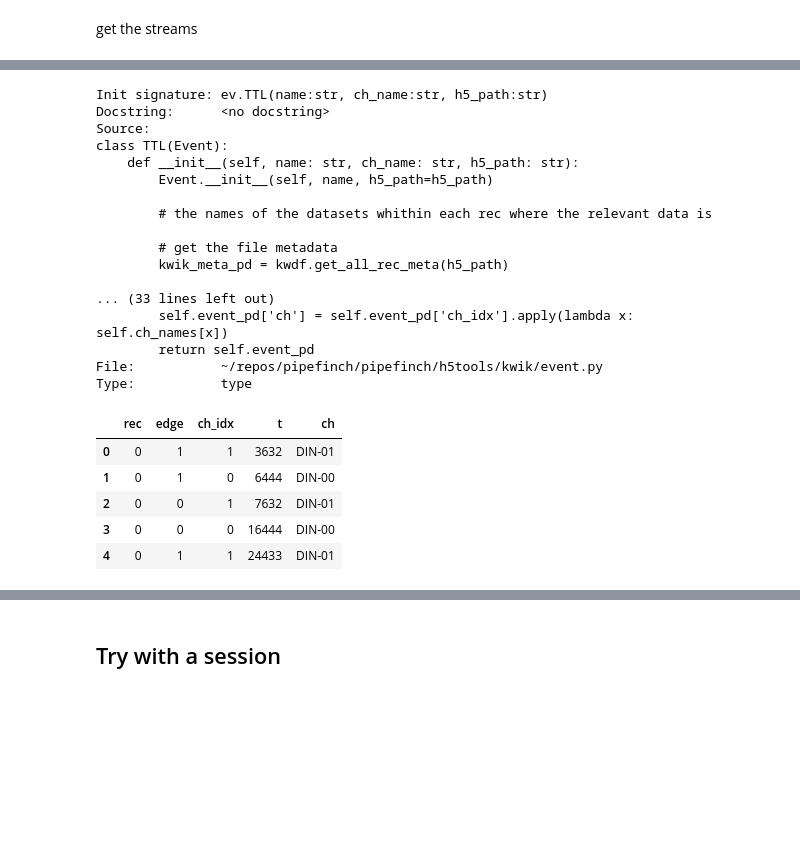
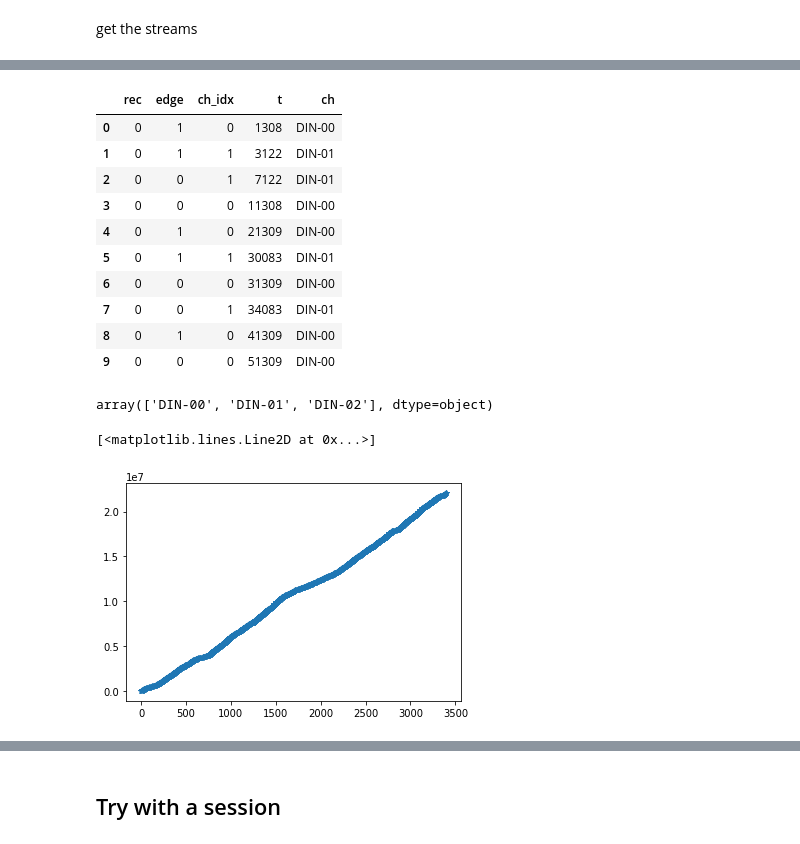
Before and after one commit to zekearneodo/pipefinch, a Jupyter notebook: notebooks/neuropix_kwd_adc-event.ipynb, the cells around one changed output, grey strips where cells are left out. Saved outputs shown, nothing was run; the diff lists cells and outputs as text; code cells hidden in the pictures; blank space fills up the shorter version.

```diff
--- a/notebooks/neuropix_kwd_adc-event.ipynb
+++ b/notebooks/neuropix_kwd_adc-event.ipynb
@@ -42,9 +43,11 @@ logger.info('Hostname {}'.format(socket.gethostname()))
 reload(et)
 
 sess_par = {'bird': 'g4r4',
-           'sess': '20190723_02',
+            'sess': '20190715_02',
            'probe': 'probe_0', # probe to sort ('probe_0', 'probe_1') (to lookup in the rig_par which port to extract)
-           'sort': 1}
+           'sort': 1,
+           'epoch': None, # for the subfolder in the neuropix data}
+           }
 
 exp_struct = et.get_exp_struct(sess_par['bird'], sess_par['sess'], sess_par['sort'])
 
@@ -59,6 +62,18 @@ ks_params = {'use_gpu': 1,
             'filt_per_chan': 4,
             }
 
+# visualization default parameters
+viz_par = { 'evt_name': 'motif',
+           'evt_signal': 'trig_perceptron',
+            'evt_edge': 1,
+            'pre_ms': -500,
+            'post_ms': 300,
+
+            'pre_samples': 0,
+            'post_samples': 0,
+            'span': 0,
+            }
+
 # convenient paths
 kwik_folder = exp_struct['folders']['kwik']
 ksort_folder = exp_struct['folders']['ksort']
@@ -115,0 +152,5 @@ sglu.all_sgl_to_kwd(sess_par, include_blocks=['adc', 'dig_in'], overwrite=True)
+# %%
+# do for all sessions
+for a_sess in all_bird_sess:
+    sess_par['sess'] = a_sess
+    trouble_sessions = sglu.all_sgl_to_kwd(sess_par, include_blocks=['adc', 'dig_in'], overwrite=True)
@@ -156,32 +218,26 @@ exp_struct = sglu.sgl_struct(sess_par, epoch)
-# %%
-ev.TTL??
-# %% [output]
-Init signature: ev.TTL(name:str, ch_name:str, h5_path:str)
-Docstring:      <no docstring>
-Source:
-class TTL(Event):
-    def __init__(self, name: str, ch_name: str, h5_path: str):
-        Event.__init__(self, name, h5_path=h5_path)
-
-        # the names of the datasets whithin each rec where the relevant data is
-
-        # get the file metadata
-        kwik_meta_pd = kwdf.get_all_rec_meta(h5_path)
-
-... (33 lines left out)
-        self.event_pd['ch'] = self.event_pd['ch_idx'].apply(lambda x: self.ch_names[x])
-        return self.event_pd
-File:           ~/repos/pipefinch/pipefinch/h5tools/kwik/event.py
-Type:           type
 # %%
 kwd_path = exp_struct['files']['kwd']
 reload(ev)
 ttl = ev.TTL('ttl', 'DIN', kwd_path)
-ttl.event_pd.head()
+ttl.event_pd.head(10)
 # %% [output]
 |  | rec | edge | ch_idx | t | ch |
-| 0 | 0 | 1 | 1 | 3632 | DIN-01 |
-| 1 | 0 | 1 | 0 | 6444 | DIN-00 |
-| 2 | 0 | 0 | 1 | 7632 | DIN-01 |
-| 3 | 0 | 0 | 0 | 16444 | DIN-00 |
-| 4 | 0 | 1 | 1 | 24433 | DIN-01 |
+| 0 | 0 | 1 | 0 | 1308 | DIN-00 |
+| 1 | 0 | 1 | 1 | 3122 | DIN-01 |
+| 2 | 0 | 0 | 1 | 7122 | DIN-01 |
+| 3 | 0 | 0 | 0 | 11308 | DIN-00 |
+| 4 | 0 | 1 | 0 | 21309 | DIN-00 |
+| 5 | 0 | 1 | 1 | 30083 | DIN-01 |
+| 6 | 0 | 0 | 0 | 31309 | DIN-00 |
+| 7 | 0 | 0 | 1 | 34083 | DIN-01 |
+| 8 | 0 | 1 | 0 | 41309 | DIN-00 |
+| 9 | 0 | 0 | 0 | 51309 | DIN-00 |
+# %%
+np.unique(ttl.event_pd['ch'])
+# %% [output]
+array(['DIN-00', 'DIN-01', 'DIN-02'], dtype=object)
+# %%
+plt.plot(ttl.event_pd[(ttl.event_pd['ch']=='DIN-00') & (ttl.event_pd['edge']==0)]['t'], '*')
+# %% [output]
+[<matplotlib.lines.Line2D at 0x...>]
+[figure, added]
```
Also changed, not shown: parts of 45 cells of this notebook, 29 other files.
